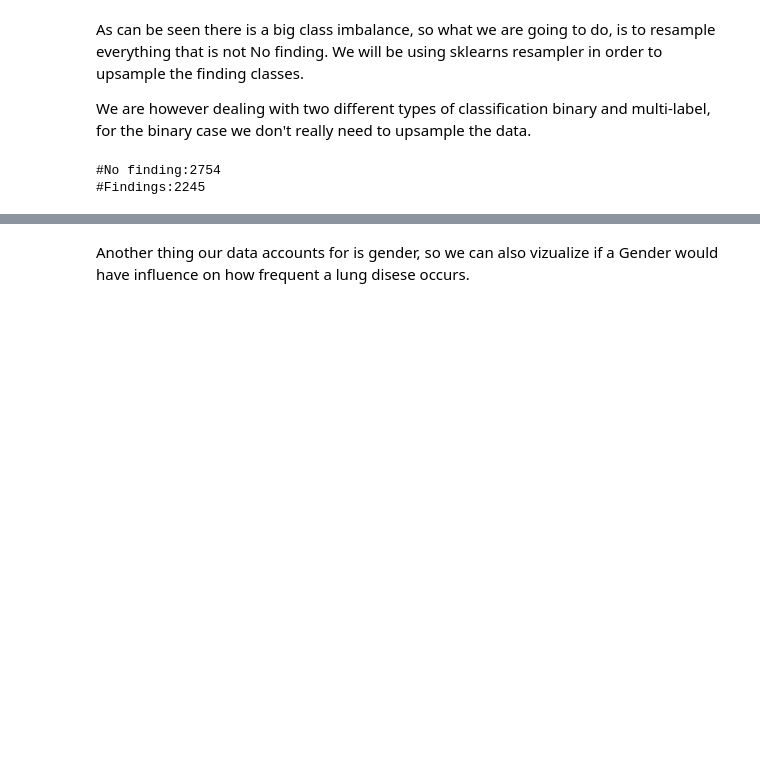
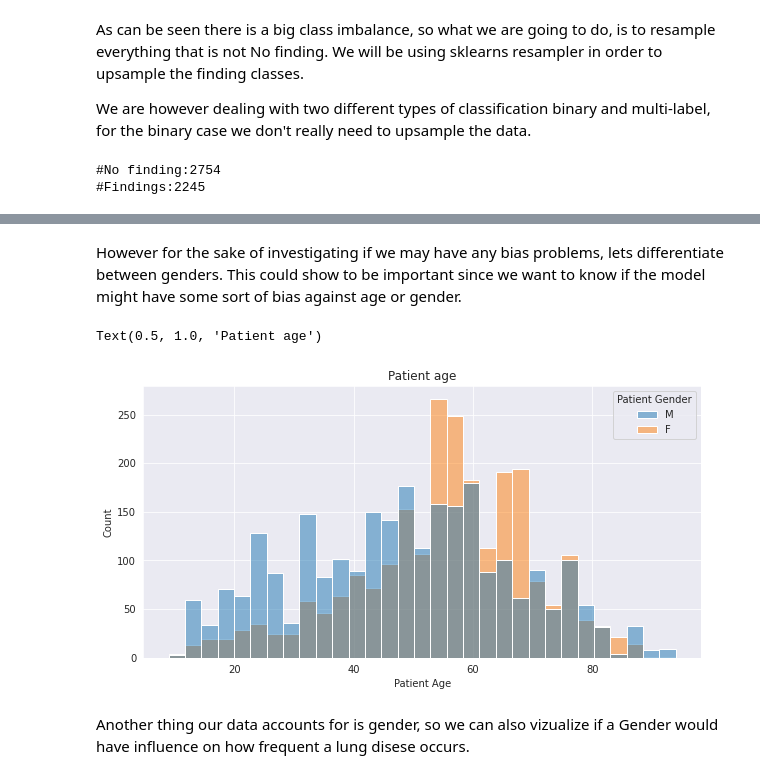
Before and after one commit to yeric1789/CMSC320_Final_Project, a Jupyter notebook: NoteBookFinalProject.ipynb, the cells around one changed output, grey strips where cells are left out. Drawn from its saved outputs; the diff is of its cells as text; code cells hidden in the pictures; blank space fills up the shorter version.

```diff
--- a/NoteBookFinalProject.ipynb
+++ b/NoteBookFinalProject.ipynb
@@ -154,3 +132,11 @@ KeyError: 'Finding'
+# %% [markdown]
+However for the sake of investigating if we may have any bias problems, lets differentiate between genders. This could show to be important since we want to know if the model might have some sort of bias against age or gender.
+# %%
+sns.histplot(data = data,x = 'Patient Age', hue = 'Patient Gender')
+plt.title("Patient age")
+# %% [output]
+Text(0.5, 1.0, 'Patient age')
+[figure, added]
 # %% [markdown]
 Another thing our data accounts for is gender, so we can also vizualize if a Gender would have influence on how frequent a lung disese occurs.
 # %%
```
Also changed, not shown: parts of 19 cells of this notebook.
